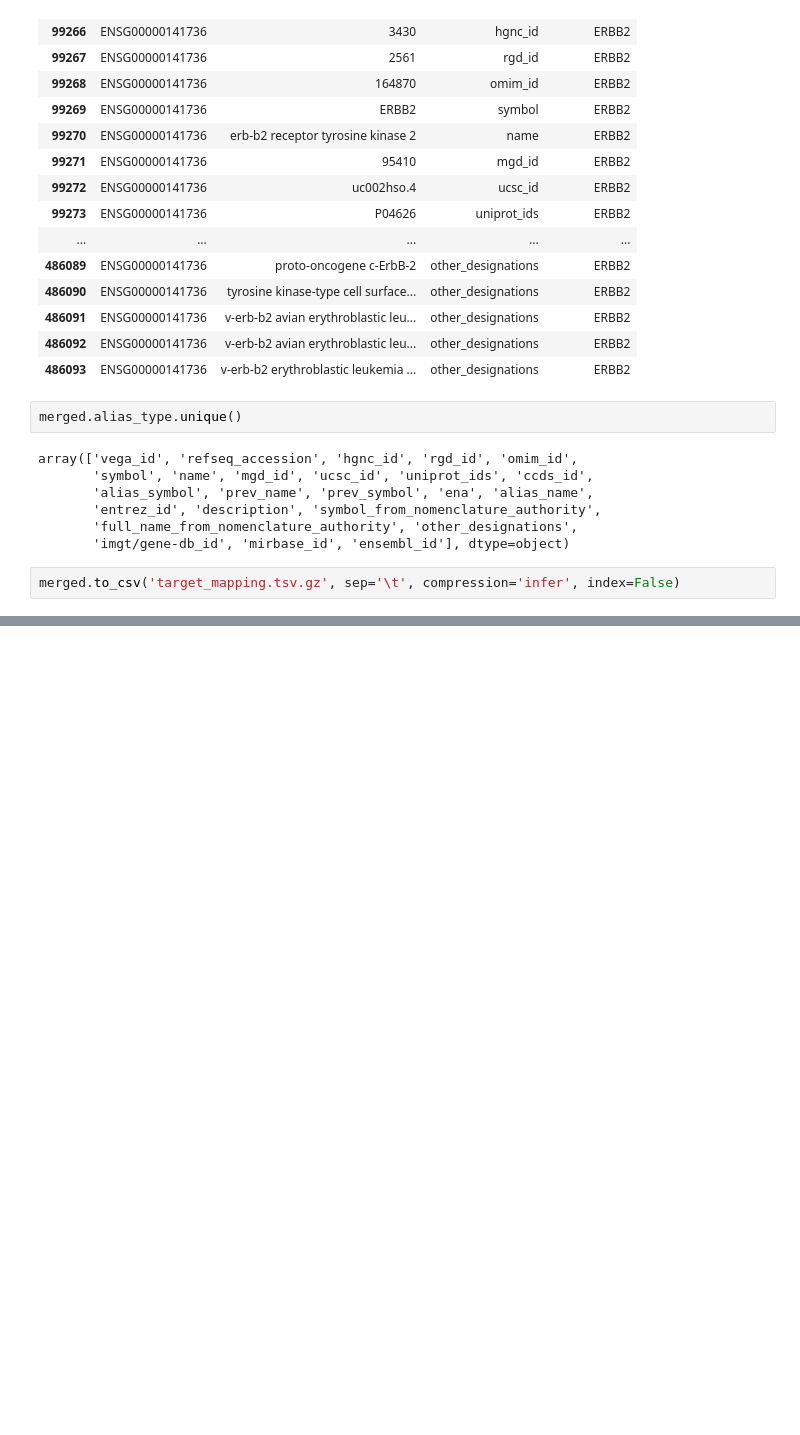
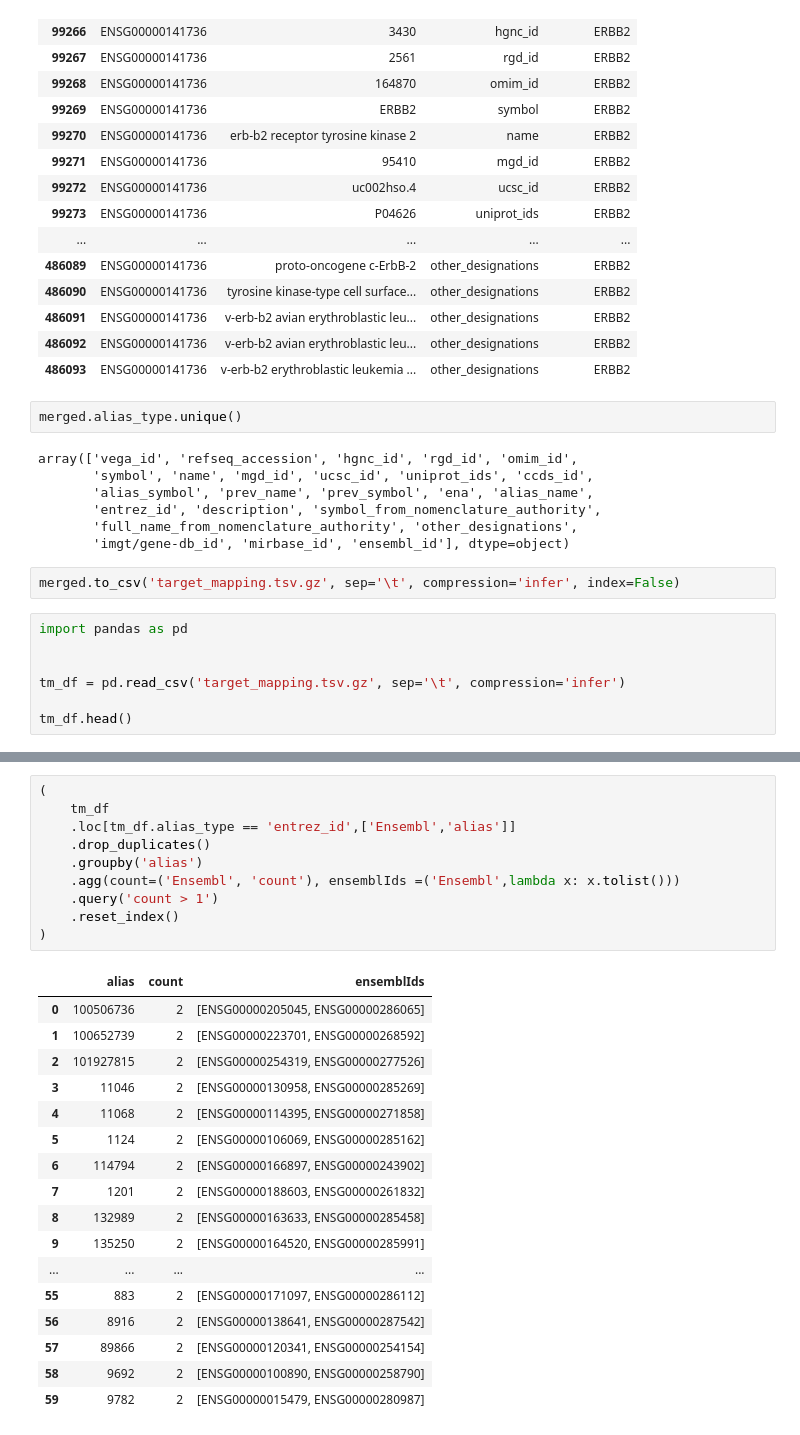
Before and after one commit to DSuveges/random_notebooks, a Jupyter notebook: issue-1393_getting_gene_name_synonyms/synonyms_from_HGNC.ipynb, the cells around one changed output, grey strips where cells are left out. Saved outputs shown, nothing was run; the diff lists cells and outputs as text; blank space fills up the shorter version.

```diff
--- a/issue-1393_getting_gene_name_synonyms/synonyms_from_HGNC.ipynb
+++ b/issue-1393_getting_gene_name_synonyms/synonyms_from_HGNC.ipynb
@@ -425,3 +425,10 @@ array(['vega_id', 'refseq_accession', 'hgnc_id', 'rgd_id', 'omim_id',
        'imgt/gene-db_id', 'mirbase_id', 'ensembl_id'], dtype=object)
 # %%
 merged.to_csv('target_mapping.tsv.gz', sep='\t', compression='infer', index=False)
+# %%
+import pandas as pd
+
+
+tm_df = pd.read_csv('target_mapping.tsv.gz', sep='\t', compression='infer')
+
+tm_df.head()
@@ -427,0 +499,28 @@ merged.to_csv('target_mapping.tsv.gz', sep='\t', compression='infer', index=Fals
+# %%
+(
+    tm_df
+    .loc[tm_df.alias_type == 'entrez_id',['Ensembl','alias']]
+    .drop_duplicates()
+    .groupby('alias')
+    .agg(count=('Ensembl', 'count'), ensemblIds =('Ensembl',lambda x: x.tolist()))
+    .query('count > 1')
+    .reset_index()
+)
+# %% [output]
+|  | alias | count | ensemblIds |
+| 0 | 100506736 | 2 | [ENSG00000205045, ENSG00000286065] |
+| 1 | 100652739 | 2 | [ENSG00000223701, ENSG00000268592] |
+| 2 | 101927815 | 2 | [ENSG00000254319, ENSG00000277526] |
+| 3 | 11046 | 2 | [ENSG00000130958, ENSG00000285269] |
+| 4 | 11068 | 2 | [ENSG00000114395, ENSG00000271858] |
+| 5 | 1124 | 2 | [ENSG00000106069, ENSG00000285162] |
+| 6 | 114794 | 2 | [ENSG00000166897, ENSG00000243902] |
+| 7 | 1201 | 2 | [ENSG00000188603, ENSG00000261832] |
+| 8 | 132989 | 2 | [ENSG00000163633, ENSG00000285458] |
+| 9 | 135250 | 2 | [ENSG00000164520, ENSG00000285991] |
+| ... | ... | ... | ... |
+| 55 | 883 | 2 | [ENSG00000171097, ENSG00000286112] |
+| 56 | 8916 | 2 | [ENSG00000138641, ENSG00000287542] |
+| 57 | 89866 | 2 | [ENSG00000120341, ENSG00000254154] |
+| 58 | 9692 | 2 | [ENSG00000100890, ENSG00000258790] |
+| 59 | 9782 | 2 | [ENSG00000015479, ENSG00000280987] |
```
Also changed, not shown: parts of 6 cells of this notebook, 3 other files.
